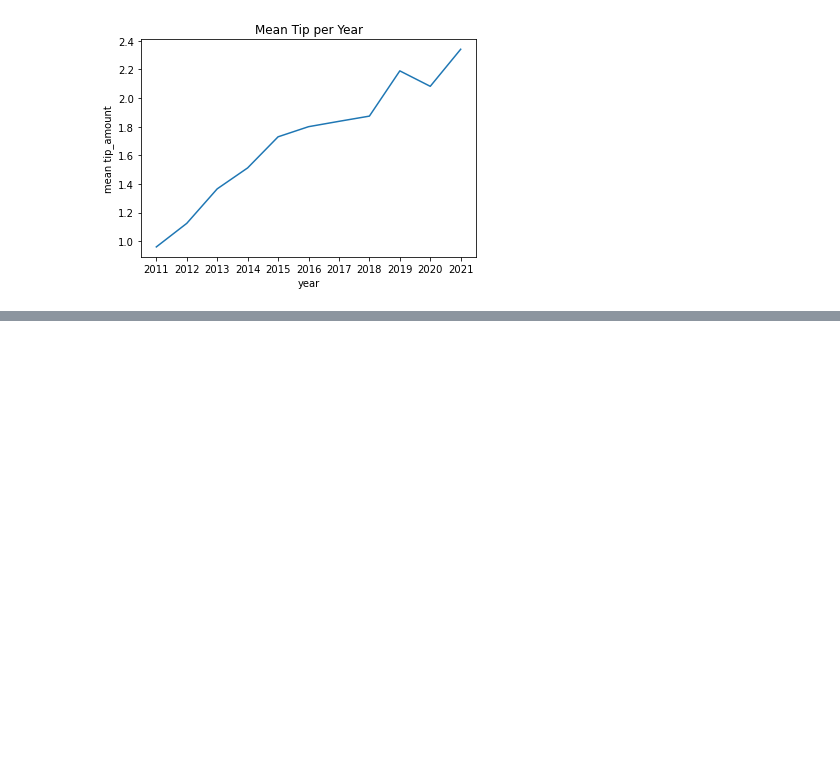
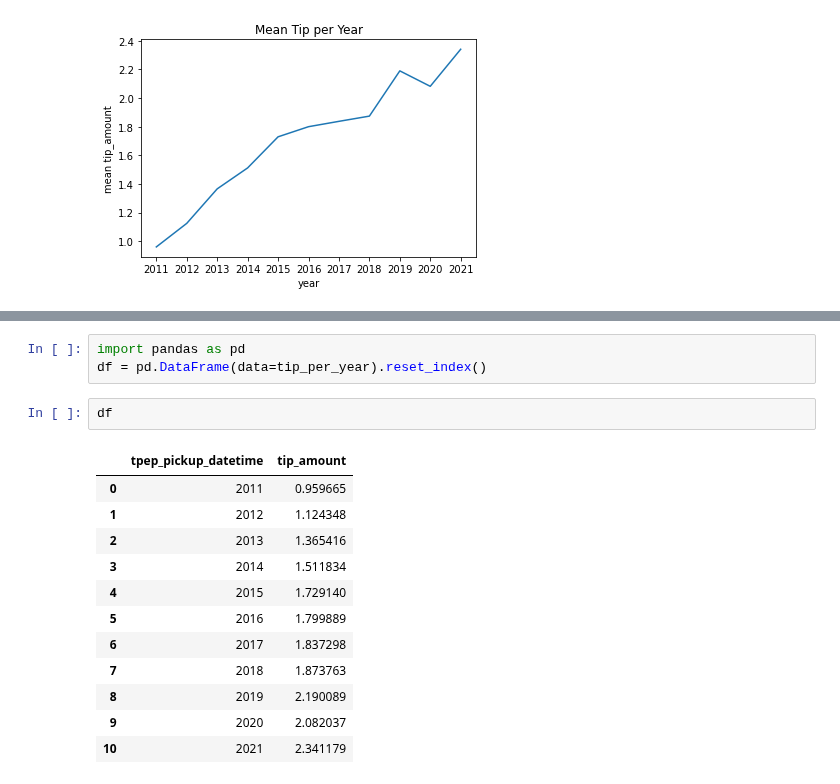
Before and after one commit to coiled/coiled-resources, a Jupyter notebook: blogs/anvil-on-coiled.ipynb, the cells around one changed output, grey strips where cells are left out. Saved outputs shown, nothing was run; the diff lists cells and outputs as text; blank space fills up the shorter version.

```diff
--- a/blogs/anvil-on-coiled.ipynb
+++ b/blogs/anvil-on-coiled.ipynb
@@ -60,0 +77,18 @@ tip_per_year.plot(
+# %%
+import pandas as pd
+df = pd.DataFrame(data=tip_per_year).reset_index()
+# %%
+df
+# %% [output]
+|  | tpep_pickup_datetime | tip_amount |
+| 0 | 2011 | 0.959665 |
+| 1 | 2012 | 1.124348 |
+| 2 | 2013 | 1.365416 |
+| 3 | 2014 | 1.511834 |
+| 4 | 2015 | 1.729140 |
+| 5 | 2016 | 1.799889 |
+| 6 | 2017 | 1.837298 |
+| 7 | 2018 | 1.873763 |
+| 8 | 2019 | 2.190089 |
+| 9 | 2020 | 2.082037 |
+| 10 | 2021 | 2.341179 |
```
Also changed, not shown: parts of 4 cells of this notebook.
